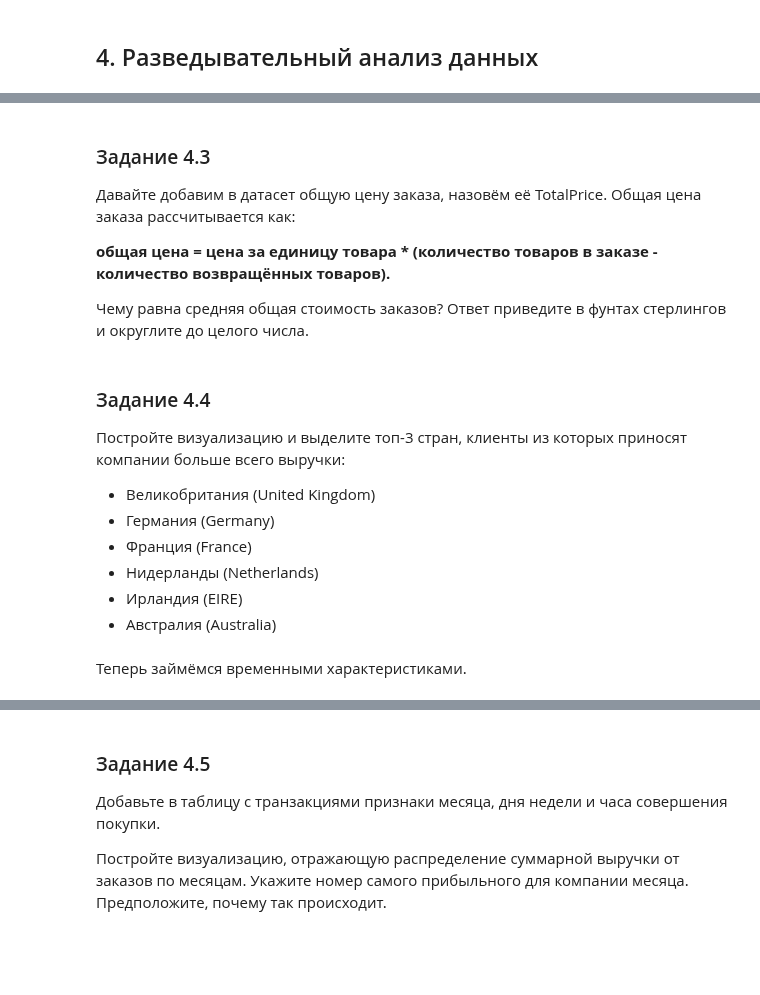
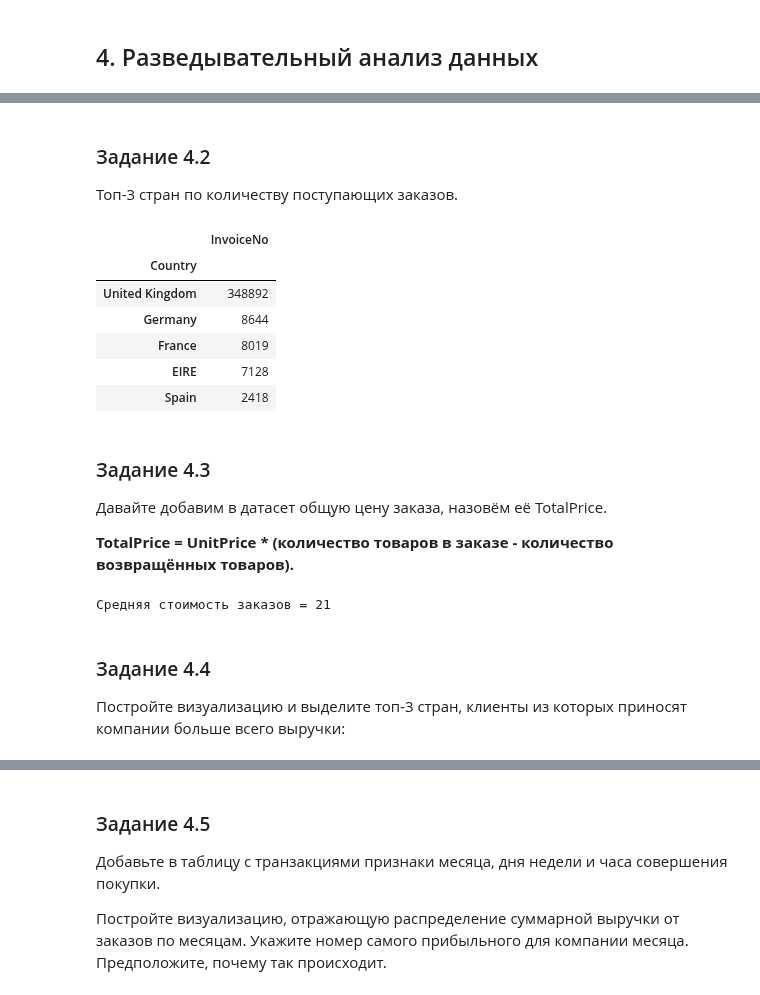
Before and after one commit to PlatArs/PROJECT-6, a Jupyter notebook: Project_6.ipynb, the cells around one changed output, grey strips where cells are left out. Saved outputs shown, nothing was run; the diff lists cells and outputs as text; code cells hidden in the pictures; blank space fills up the shorter version.

```diff
--- a/Project_6.ipynb
+++ b/Project_6.ipynb
@@ -420,20 +408,33 @@ data.to_csv('data_eda.csv')
+# %% [markdown]
+### Задание 4.2
+Топ-3 стран по количеству поступающих заказов.
+# %%
+country_df = data[['Country', 'InvoiceNo']]
+
+country_df = country_df.groupby('Country').count()
+country_df = country_df.sort_values('InvoiceNo', ascending=False)
+display(country_df.head())
+fig = px.bar(country_df.head())
+fig.show()
+# %% [output]
+|  | InvoiceNo |
+| Country |  |
+| United Kingdom | 348892 |
+| Germany | 8644 |
+| France | 8019 |
+| EIRE | 7128 |
+| Spain | 2418 |
 # %% [markdown]
 ### Задание 4.3
 Давайте добавим в датасет общую цену заказа, назовём её TotalPrice.
-Общая цена заказа рассчитывается как:
 
- **общая цена = цена за единицу товара * (количество товаров в заказе - количество возвращённых товаров).**
-
-Чему равна средняя общая стоимость заказов? Ответ приведите в фунтах стерлингов и округлите до целого числа.
+ **TotalPrice = UnitPrice * (количество товаров в заказе - количество возвращённых товаров).**
+# %%
+data['TotalPrice'] = data['UnitPrice'] * (data['Quantity'] - data['QuantityCanceled'])
+print(f'Средняя стоимость заказов = {round(data['TotalPrice'].mean())}')
+# %% [output]
+Средняя стоимость заказов = 21
 # %% [markdown]
 ### Задание 4.4
 
 Постройте визуализацию и выделите топ-3 стран, клиенты из которых приносят компании больше всего выручки:
-* Великобритания (United Kingdom)
-* Германия (Germany)
-* Франция (France)
-* Нидерланды (Netherlands)
-* Ирландия (EIRE)
-* Австралия (Australia)
-# %% [markdown]
-Теперь займёмся временными характеристиками.
```
Also changed, not shown: parts of 6 cells of this notebook.
